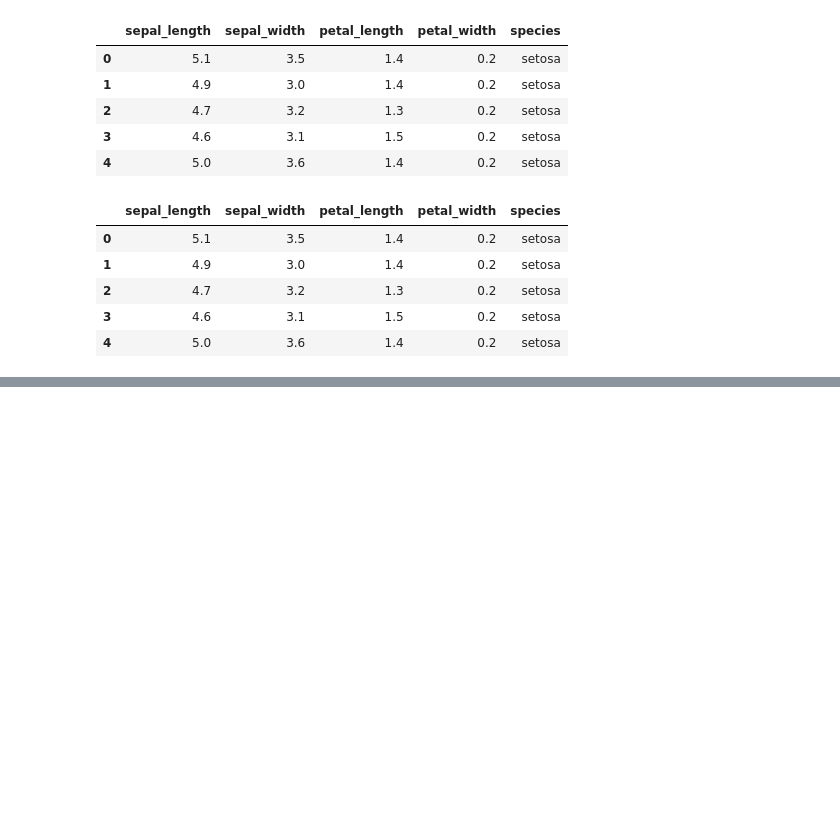
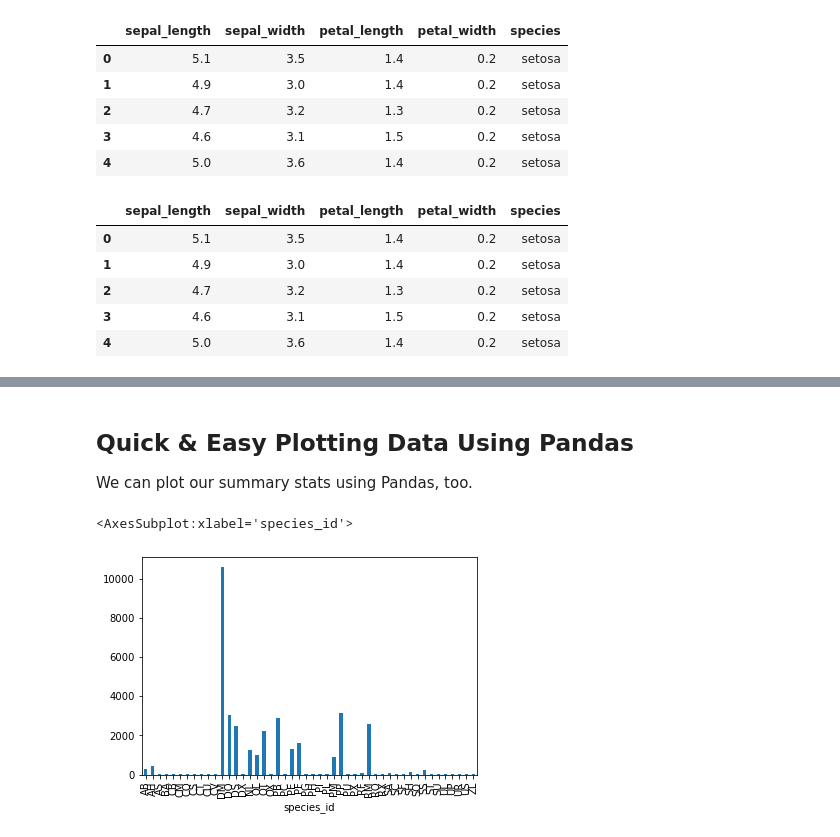
Before and after one commit to nils-holmberg/sfac-py, a Jupyter notebook: web/210927-sci/03-tables.ipynb, the cells around one changed output, grey strips where cells are left out. Saved outputs shown, nothing was run; the diff lists cells and outputs as text; code cells hidden in the pictures; blank space fills up the shorter version.

```diff
--- a/web/210927-sci/03-tables.ipynb
+++ b/web/210927-sci/03-tables.ipynb
@@ -46,0 +214,2 @@ df.head()
+# %%
+surveys_df = pd.read_csv("tmp/surveys.csv")
@@ -46,0 +504,4 @@ df.head()
+# %%
+# Count the number of samples by species
+species_counts = surveys_df.groupby('species_id')['record_id'].count()
+print(species_counts)
@@ -46,0 +556,13 @@ df.head()
+# %% [markdown]
+## Quick & Easy Plotting Data Using Pandas
+
+We can plot our summary stats using Pandas, too.
+# %%
+## To make sure figures appear inside Jupyter Notebook
+%matplotlib inline
+
+# Create a quick bar chart
+species_counts.plot(kind='bar')
+# %% [output]
+<AxesSubplot:xlabel='species_id'>
+[figure, added]
```
Also changed, not shown: parts of 67 cells of this notebook, 3 other files.
